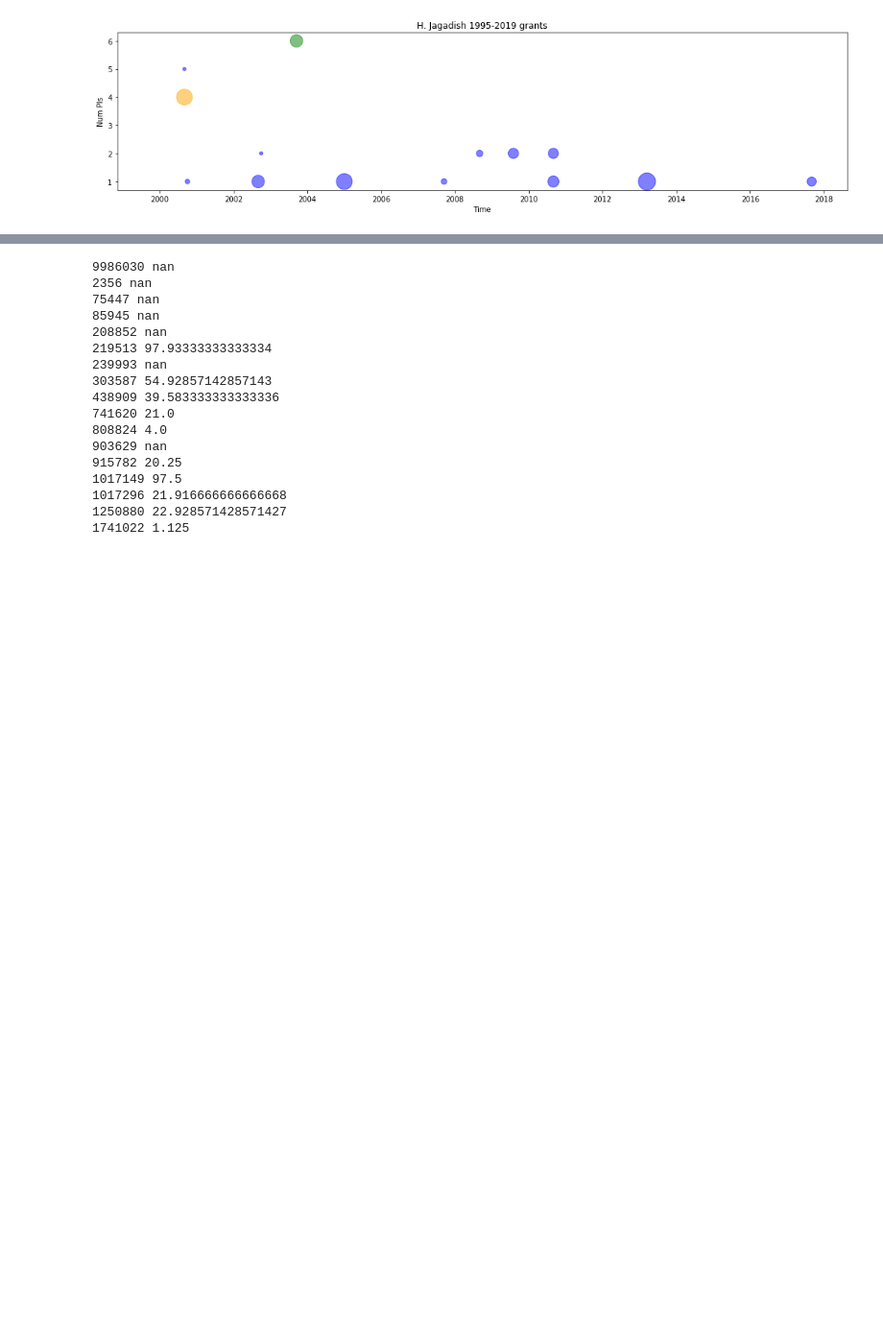
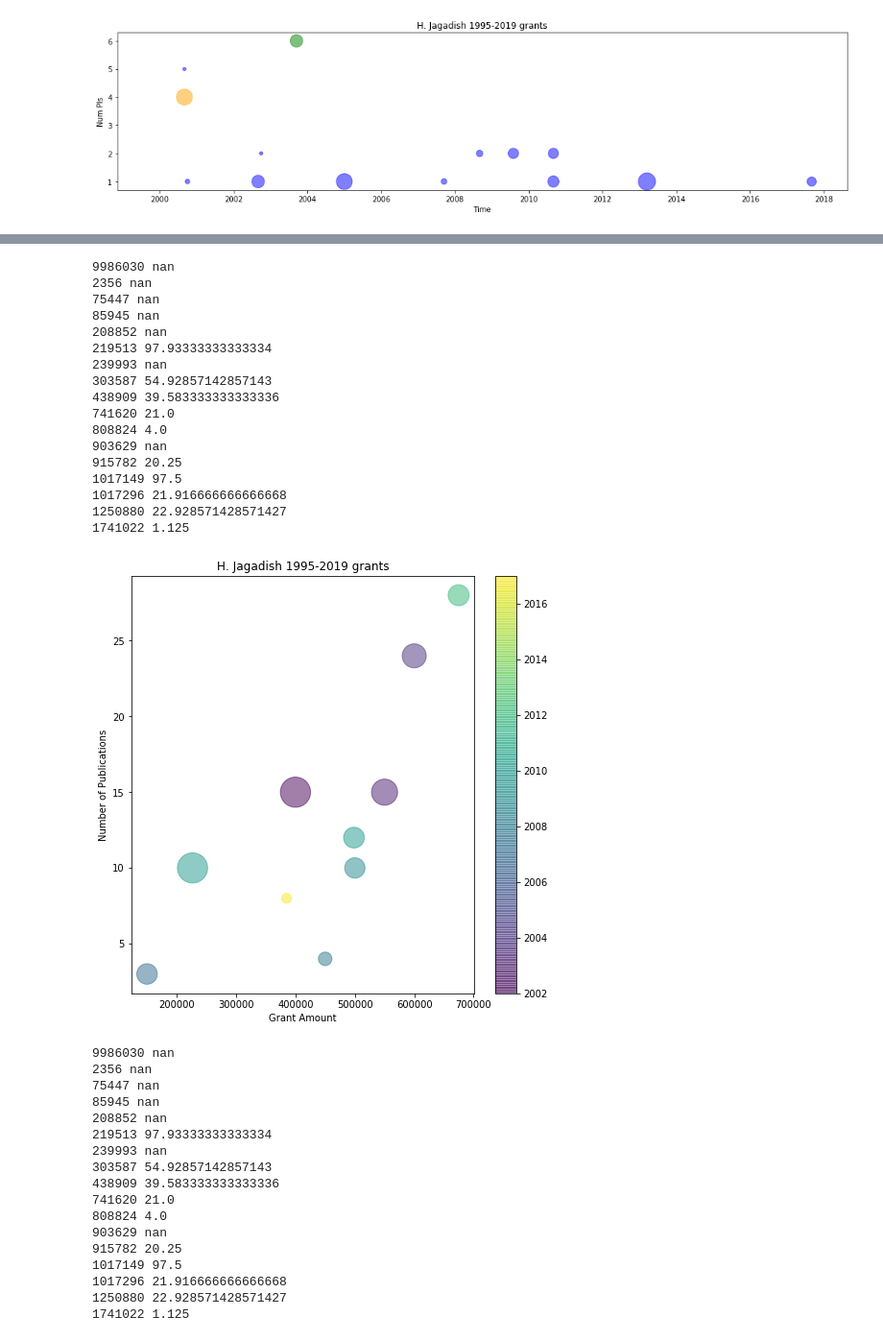
Before and after one commit to shinminjeong/moneymatters, a Jupyter notebook: scripts/Tony Hosking analysis.ipynb, the cells around one changed output, grey strips where cells are left out. Shown at 96% size. Saved outputs shown, nothing was run; the diff lists cells and outputs as text; code cells hidden in the pictures; blank space fills up the shorter version.

```diff
--- a/scripts/Tony Hosking analysis.ipynb
+++ b/scripts/Tony Hosking analysis.ipynb
@@ -192,3 +299,24 @@ Num pubs [0, 2, 1, 24, 0, 15, 1, 15, 24, 3, 4, 0, 10, 10, 12, 28, 8]
+# %%
+amount_pub_plot(query, years)
+# %% [output]
+9986030 nan
+2356 nan
+75447 nan
+85945 nan
+208852 nan
+219513 97.93333333333334
+239993 nan
+303587 54.92857142857143
+438909 39.583333333333336
+741620 21.0
+808824 4.0
+903629 nan
+915782 20.25
+1017149 97.5
+1017296 21.916666666666668
+1250880 22.928571428571427
+1741022 1.125
+[figure, added]
 # %%
 pub_cit_plot(query, years)
 # %% [output]
```
Also changed, not shown: parts of 6 cells of this notebook, 2 other files.
